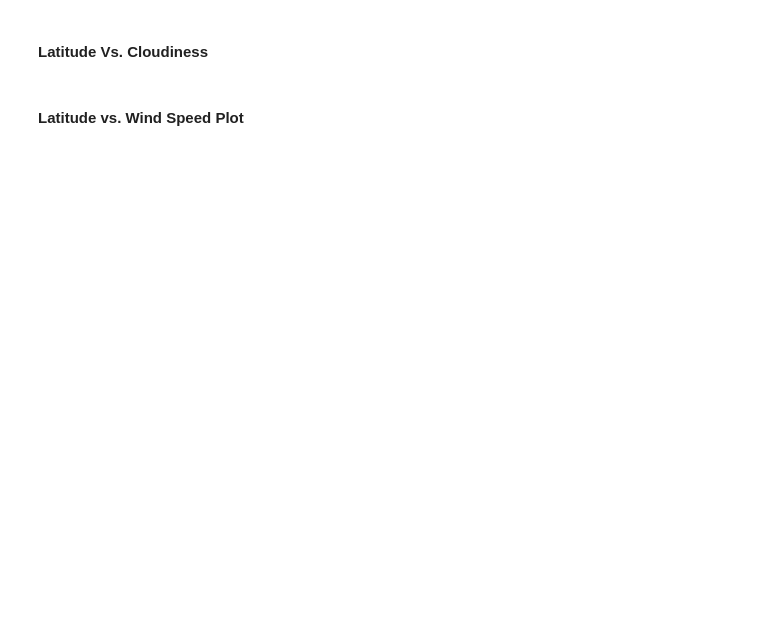
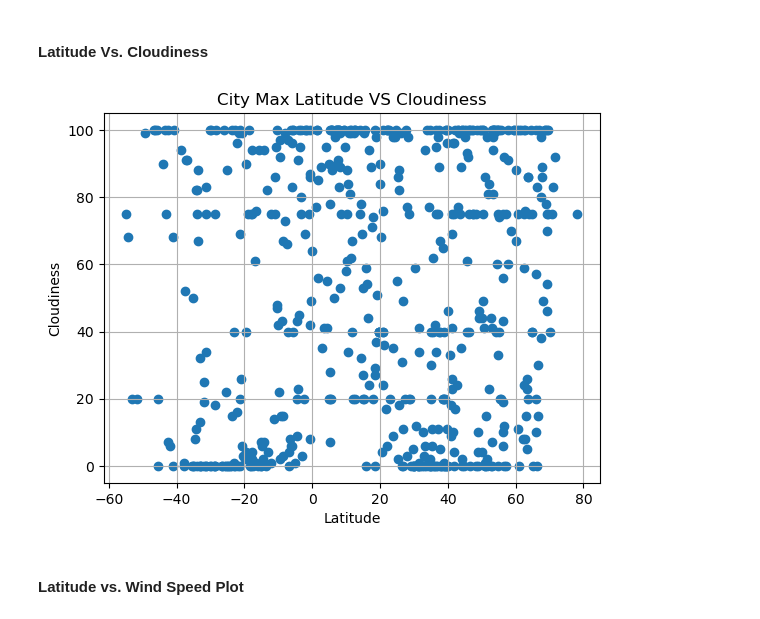
Before and after one commit to Penyaree/python-api-challenge, a Jupyter notebook: WeatherPy/WeatherPy.ipynb, the cells around one changed output. Saved outputs shown, nothing was run; the diff lists cells and outputs as text; code cells hidden in the pictures; blank space fills up the shorter version.

```diff
--- a/WeatherPy/WeatherPy.ipynb
+++ b/WeatherPy/WeatherPy.ipynb
@@ -214,15 +251,22 @@ plt.show()
 # %%
 # Build the scatter plots for latitude vs. cloudiness
 # YOUR CODE HERE
+plt.scatter(city_data_df["Lat"],city_data_df["Cloudiness"])
 
 # Incorporate the other graph properties
 # YOUR CODE HERE
+plt.title("City Max Latitude VS Cloudiness")
+plt.xlabel("Latitude")
+plt.ylabel("Cloudiness")
+plt.grid()
 
 # Save the figure
-plt.savefig("output_data/Fig3.png")
+plt.savefig("../output_data/Fig3.png")
 
 # Show plot
 plt.show()
+# %% [output]
+[figure, added]
 # %% [markdown]
 #### Latitude vs. Wind Speed Plot
 # %%
```
Also changed, not shown: parts of 38 cells of this notebook.
